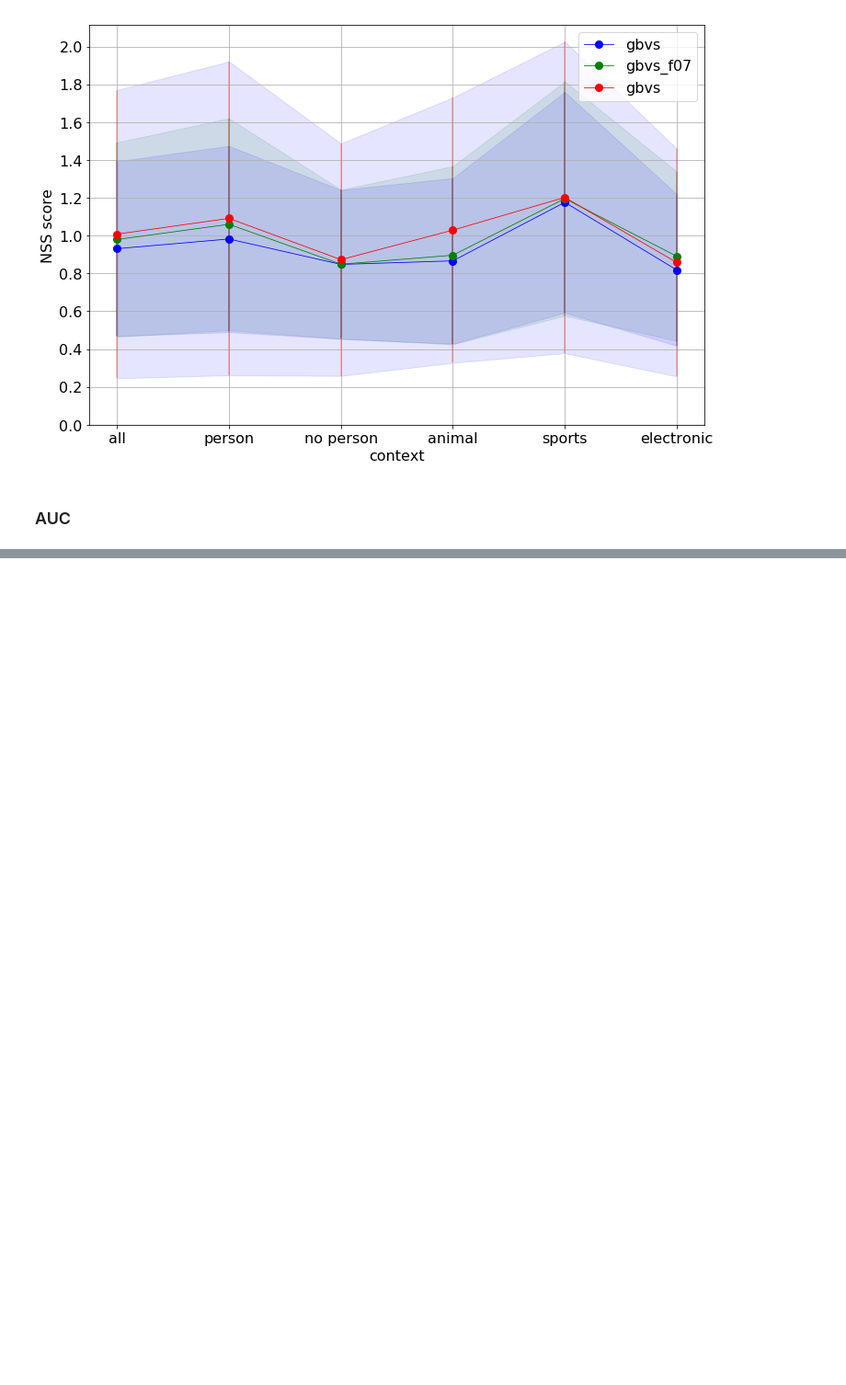
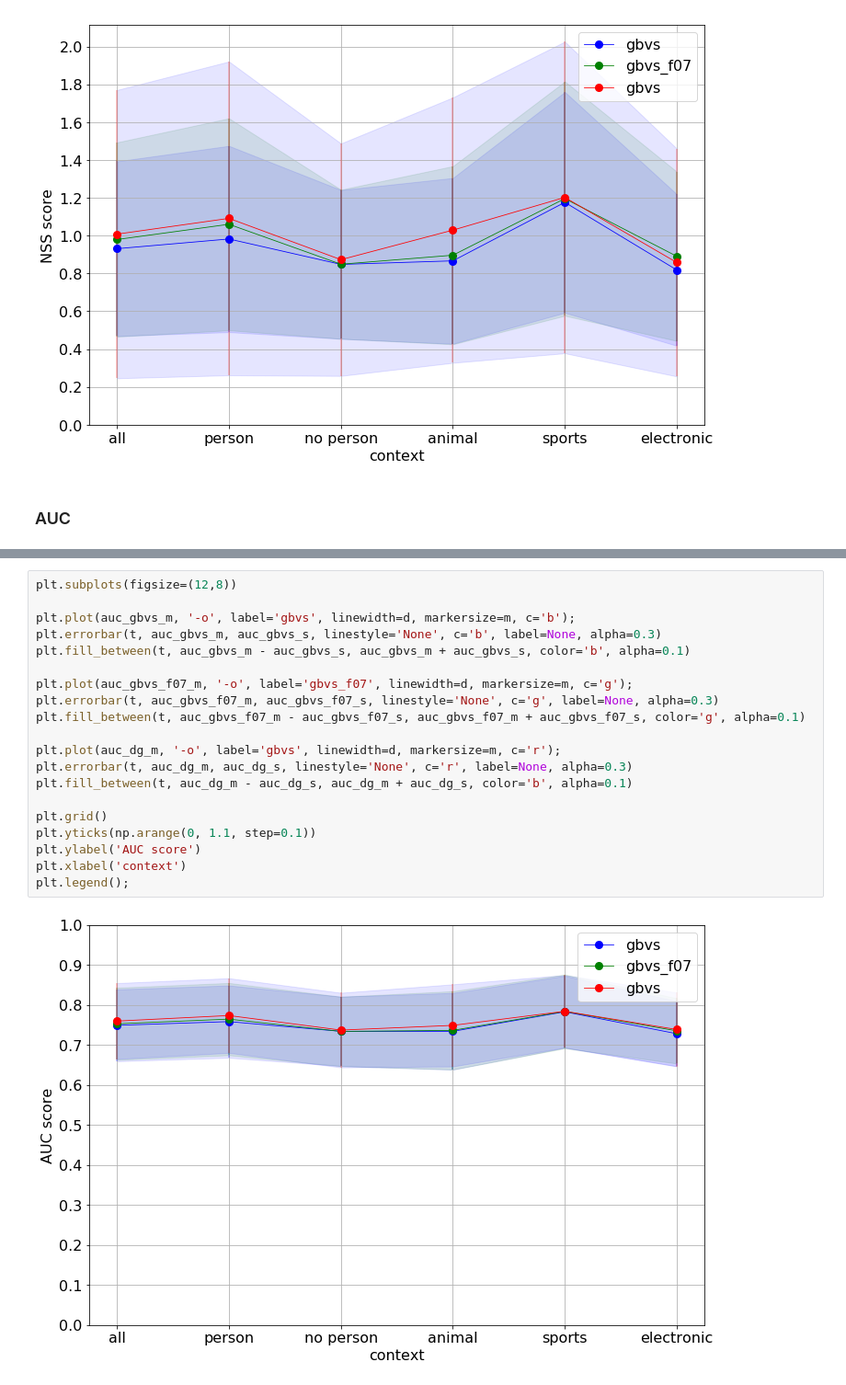
Before and after one commit to alTeska/face_saliency, a Jupyter notebook: notebooks/load_results_std_gbvsDg_1305.ipynb, the cells around one changed output, grey strips where cells are left out. Shown at 92% size. Saved outputs shown, nothing was run; the diff lists cells and outputs as text; blank space fills up the shorter version.

```diff
--- a/notebooks/load_results_std_gbvsDg_1305.ipynb
+++ b/notebooks/load_results_std_gbvsDg_1305.ipynb
@@ -241,3 +241,25 @@ plt.xlabel('context')
 plt.legend();
 # %% [output]
 [figure]
+# %%
+plt.subplots(figsize=(12,8))
+
+plt.plot(auc_gbvs_m, '-o', label='gbvs', linewidth=d, markersize=m, c='b');
+plt.errorbar(t, auc_gbvs_m, auc_gbvs_s, linestyle='None', c='b', label=None, alpha=0.3)
+plt.fill_between(t, auc_gbvs_m - auc_gbvs_s, auc_gbvs_m + auc_gbvs_s, color='b', alpha=0.1)
+
+plt.plot(auc_gbvs_f07_m, '-o', label='gbvs_f07', linewidth=d, markersize=m, c='g');
+plt.errorbar(t, auc_gbvs_f07_m, auc_gbvs_f07_s, linestyle='None', c='g', label=None, alpha=0.3)
+plt.fill_between(t, auc_gbvs_f07_m - auc_gbvs_f07_s, auc_gbvs_f07_m + auc_gbvs_f07_s, color='g', alpha=0.1)
+
+plt.plot(auc_dg_m, '-o', label='gbvs', linewidth=d, markersize=m, c='r');
+plt.errorbar(t, auc_dg_m, auc_dg_s, linestyle='None', c='r', label=None, alpha=0.3)
+plt.fill_between(t, auc_dg_m - auc_dg_s, auc_dg_m + auc_dg_s, color='b', alpha=0.1)
+
+plt.grid()
+plt.yticks(np.arange(0, 1.1, step=0.1))
+plt.ylabel('AUC score')
+plt.xlabel('context')
+plt.legend();
+# %% [output]
+[figure, added]
```
Also changed, not shown: parts of 4 cells of this notebook.
